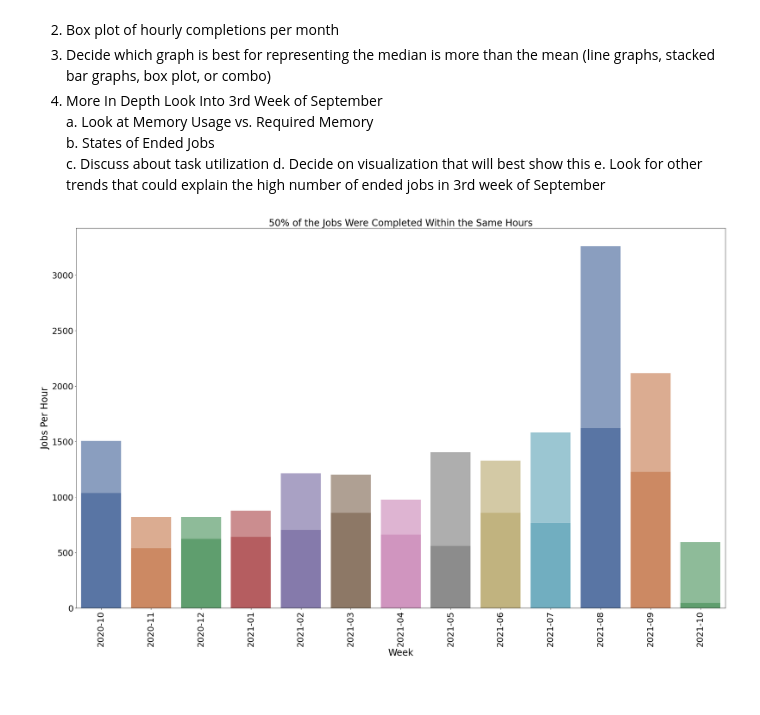
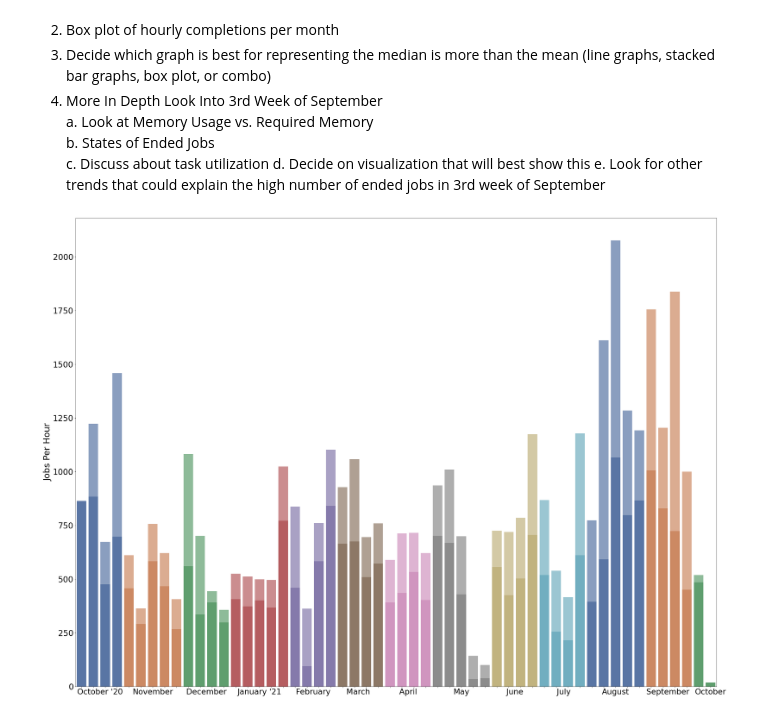
Before and after one commit to nss-data-science-cohort-5/accre-red-skittles, a Jupyter notebook: notebooks/Question 1.ipynb, the cells around one changed output. Cells and saved outputs as stored; diff of their text form; code cells hidden in the pictures; blank space fills up the shorter version.

Commit message:
corrected mean vs median graph

```diff
--- a/notebooks/Question 1.ipynb
+++ b/notebooks/Question 1.ipynb
@@ -20,6 +20,13 @@ jobs['JOBLENGTH'] = pd.to_timedelta(jobs['JOBLENGTH'])
 
 # Count the amount of jobs per hour and create new column
 jobs['GROUP1H'] = jobs.groupby(pd.Grouper(key='END',freq='H')).transform('count')['JOBID'].sort_index()
+
+# Extract date and hour from 'END' column
+jobs['DATE'] = jobs['END'].dt.date
+jobs['HOUR'] = jobs['END'].dt.hour
+
+# Create data frame with duplicates dropped by 'DATE' and 'HOUR' column
+one_job_per_hour = jobs.drop_duplicates(['DATE', 'HOUR'])
 # %% [markdown]
 ## Question 1: Calculate some descriptive statistics for how many jobs per hour are being completed.
 # %% [markdown]
@@ -37,45 +44,46 @@ jobs['GROUP1H'] = jobs.groupby(pd.Grouper(key='END',freq='H')).transform('count'
 # Set fontsize
 fontsize = 30
 # %%
-# Median jobs ended per hour each month
-weekly_jobs_ended_by_hour_median = jobs.groupby(pd.Grouper(key='END',freq='M')).median()
+# Median jobs ended per hour each week
+weekly_jobs_ended_by_hour_median = one_job_per_hour.groupby(pd.Grouper(key='END',freq='W')).median()
 weekly_jobs_ended_by_hour_median = weekly_jobs_ended_by_hour_median.reset_index()
 
-# Average(mean) jobs ended per hour each month
-weekly_jobs_ended_by_hour_mean = jobs.groupby(pd.Grouper(key='END',freq='M')).count()/730
+# Average(mean) jobs ended per hour each week
+weekly_jobs_ended_by_hour_mean = jobs.groupby(pd.Grouper(key='END',freq='W')).count()/168
 weekly_jobs_ended_by_hour_mean = weekly_jobs_ended_by_hour_mean.reset_index()
 
 # Format date ticks for x axis
 date_labels = weekly_jobs_ended_by_hour_median['END'].dt.strftime('%Y-%m')
 
 # Set figure size and graph plots
-fig, ax = plt.subplots(figsize=(30, 18))
+fig, ax = plt.subplots(figsize=(40, 30))
 sns.barplot(x = 'END',
             y = 'GROUP1H',
             data = weekly_jobs_ended_by_hour_median,
             hue = date_labels,
             dodge = False,
             palette = "deep",
-            ax = ax,
-            alpha = 0.7)
+            ax = ax)
 sns.barplot(x = 'END',
             y = 'JOBID',
             data = weekly_jobs_ended_by_hour_mean,
             hue = date_labels,
             dodge = False,
             palette = "deep",
-            ax = ax)
+            ax = ax,
+            alpha = 0.7)
 
 # Set Axes labels and sizes
-plt.xlabel('Week', fontsize = fontsize)
-plt.xticks(fontsize = fontsize - 2, rotation = 90)
-ax.set_xticklabels(labels = date_labels)
+ax.set_xticklabels(["               October '20", "", "", "", "", "", "November", "", "", "", "     December", "", "", "", "",
+                    "January '21", "", "", "", "     February", "", "", "", "   March", "", "", "", "     April", "", "",
+                    "", "", "May", "", "", "", "     June", "", "", "", "      July", "", "", "", "", "August", "", "", "",
+                    "    September", "", "", "", "October"])
+plt.xlabel('', fontsize = fontsize)
+plt.xticks(fontsize = fontsize - 3, rotation = 0)
 
 plt.ylabel('Jobs Per Hour', fontsize = fontsize)
-plt.yticks(fontsize = fontsize - 2);
-
-plt.title("50% of the Jobs Were Completed Within the Same Hours", fontsize = fontsize)
+plt.yticks(fontsize = fontsize - 2)
 
 ax.get_legend().set_visible(False);
 # %% [output]
-[figure, old version]
+[figure, new version]
```
Also changed, not shown: parts of 18 cells of this notebook.
